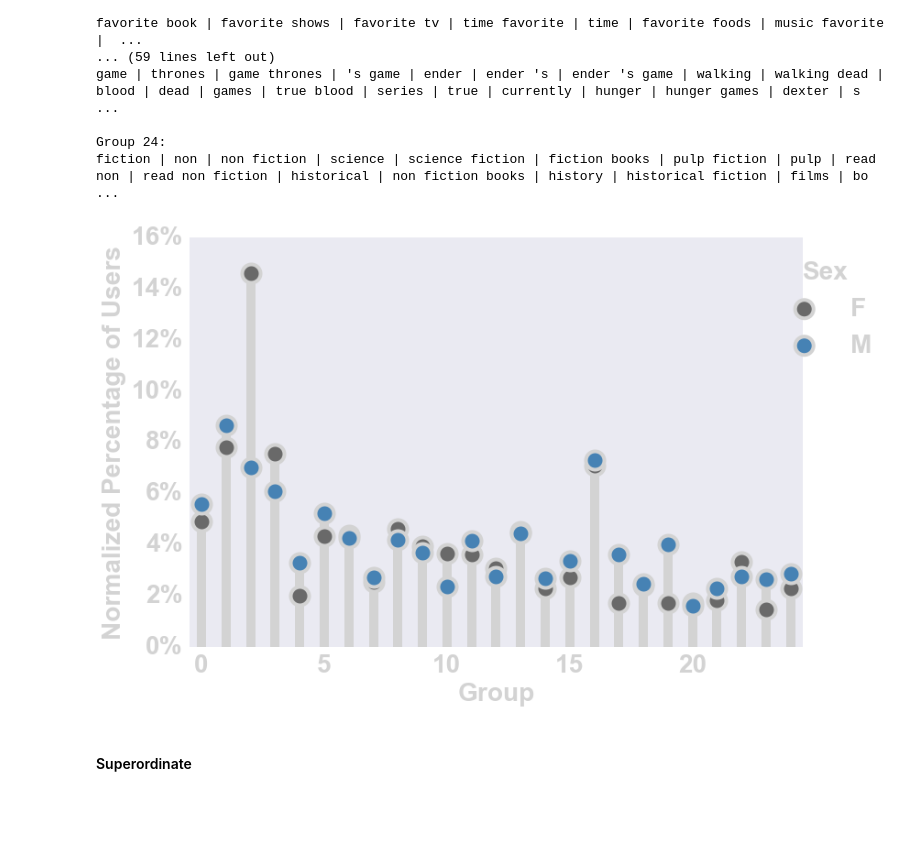
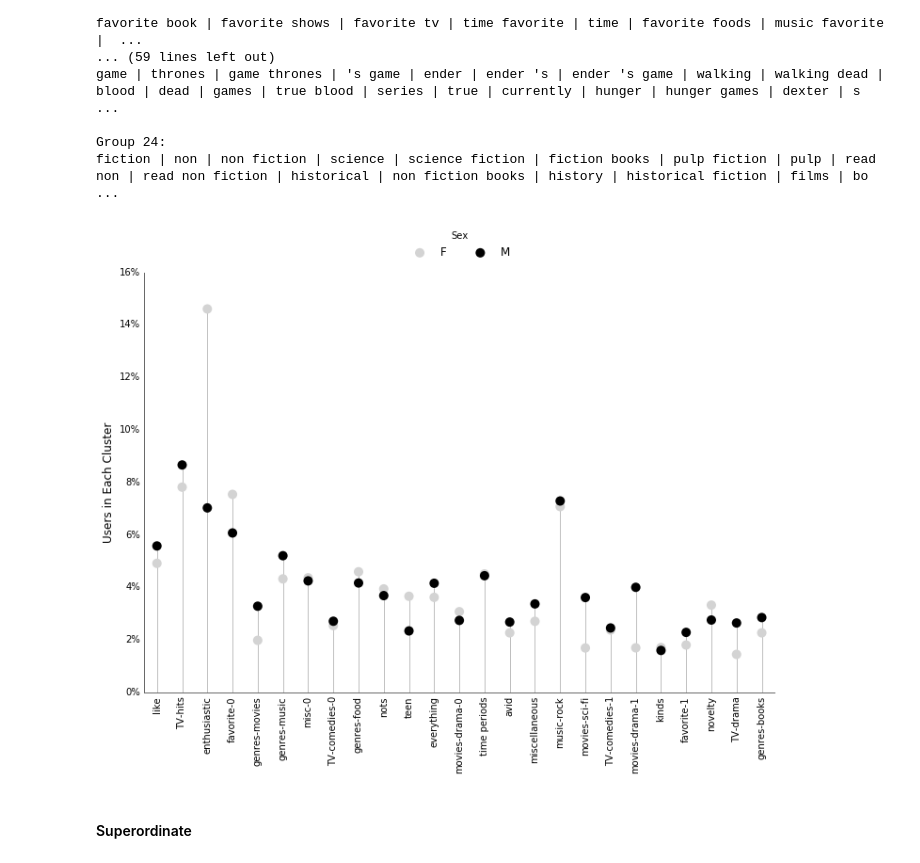
Before and after one commit to juanshishido/okcupid, a Jupyter notebook: OkNLP-paper.ipynb, the cells around one changed output. Saved outputs shown, nothing was run; the diff lists cells and outputs as text; code cells hidden in the pictures; blank space fills up the shorter version.

```diff
--- a/OkNLP-paper.ipynb
+++ b/OkNLP-paper.ipynb
@@ -228,15 +233,21 @@ game | thrones | game thrones | 's game | ender | ender 's | ender 's game | wal
 
 Group 24:
 fiction | non | non fiction | science | science fiction | fiction books | pulp fiction | pulp | read non | read non fiction | historical | non fiction books | history | historical fiction | films | bo ...
+# %%
+labels = ['like', 'TV-hits', 'enthusiastic', 'favorite-0', 'genres-movies', 'genres-music',
+          'misc-0', 'TV-comedies-0', 'genres-food', 'nots', 'teen', 'everything',
+          'movies-drama-0', 'time periods', 'avid', 'miscellaneous', 'music-rock',
+          'movies-sci-fi', 'TV-comedies-1', 'movies-drama-1', 'kinds', 'favorite-1',
+          'novelty', 'TV-drama', 'genres-books']
 # %%
-df_4['group'] = nmf_labels(tfidf, k=K)
+df_4['group'] = nmf_labels(tfidf, k=25)
 # %%
 demog = 'sex'
 subset = subset_df(df_4, demog, ['M', 'F'])
 grouped = group_pct(subset, demog)
-lollipop(grouped, demog, ['DimGray', 'SteelBlue'])
+lollipop_paper(grouped, demog, topic_labels=labels)
 # %% [output]
-[figure, old version]
+[figure, new version]
 # %% [markdown]
 #### Superordinate
 # %%
```
Also changed, not shown: parts of 4 cells of this notebook.
